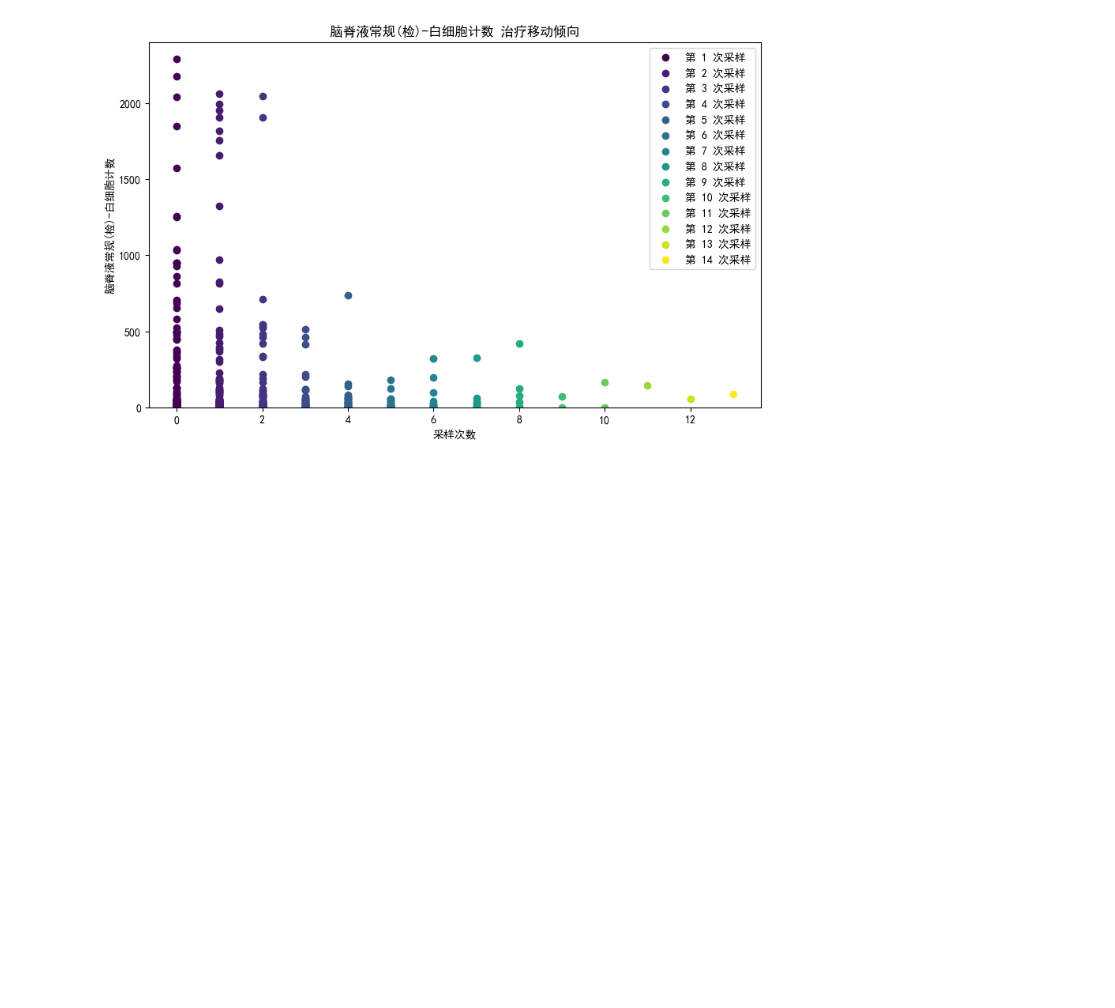
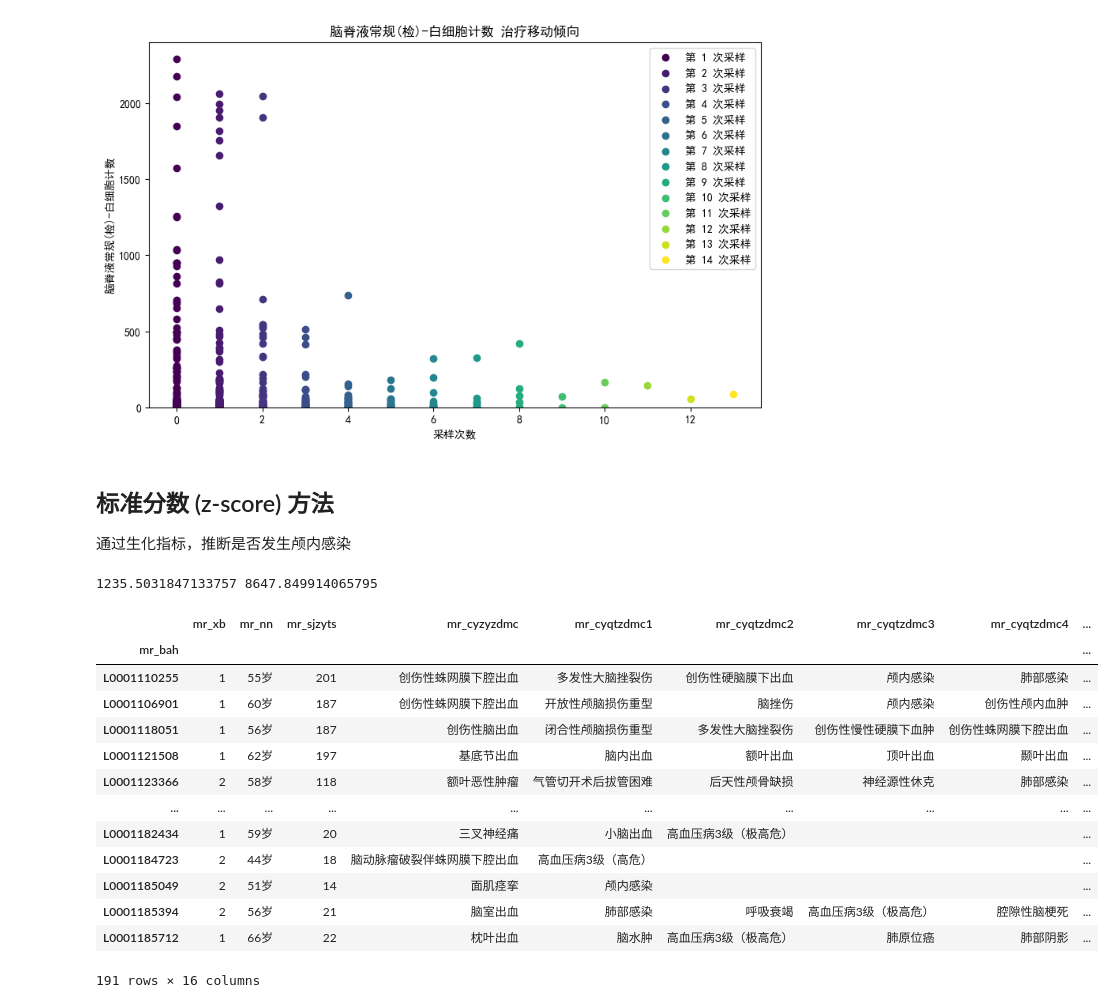
Before and after one commit to SigurYang/Mathematical-modeling, a Jupyter notebook: time_series_analysis.ipynb, the cells around one changed output. Drawn from its saved outputs; the diff is of its cells as text; code cells hidden in the pictures; blank space fills up the shorter version.

```diff
--- a/time_series_analysis.ipynb
+++ b/time_series_analysis.ipynb
@@ -212,3 +240,47 @@ df_noninfection = time_factor_noninfection[time_factor_noninfection['脑脊液
 trend_plot(df_noninfection)
 # %% [output]
 [figure]
+# %% [markdown]
+## 标准分数 (z-score) 方法
+通过生化指标，推断是否发生颅内感染
+# %%
+u1_mean = df_noninfection.iloc[:,5].mean()
+v1_std = df_noninfection.iloc[:,5].std()
+print(u1_mean,v1_std)
+# %% [output]
+1235.5031847133757 8647.849914065795
+# %%
+from data_utils import patient_splitter
+indicators = ['mr_bah', 'mr_xb', 'mr_nn', 'mr_sjzyts', 'mr_cyzyzdmc', 'mr_cyqtzdmc1',
+       'mr_cyqtzdmc2', 'mr_cyqtzdmc3', 'mr_cyqtzdmc4', 'mr_cyqtzdmc5',
+       'mr_cyqtzdmc6', 'mr_cyqtzdmc7', 'mr_cyqtzdmc8', 'mr_cyqtzdmc9',
+       'mr_cyqtzdmc10']
+
+Patients = patient_splitter(data,indicators=indicators)
+Patients.set_index(Patients.columns[0], inplace=True)
+
+selected_columns1 = df_infection.iloc[:, [0, 5, -4]]
+selected_columns1.set_index(selected_columns1.columns[0], inplace=True)
+
+selected_columns2= df_noninfection.iloc[:, [0, 5, -4]]
+selected_columns2.set_index(selected_columns2.columns[0], inplace=True)
+
+selected_columns=pd.concat([selected_columns1, selected_columns2], axis=0)
+
+res_df = pd.merge(Patients, selected_columns, left_index=True, right_index=True)
+res_df
+# %% [output]
+|  | mr_xb | mr_nn | mr_sjzyts | mr_cyzyzdmc | mr_cyqtzdmc1 | mr_cyqtzdmc2 | mr_cyqtzdmc3 | mr_cyqtzdmc4 | ... |
+| mr_bah |  |  |  |  |  |  |  |  | ... |
+| L0001110255 | 1 | 55岁 | 201 | 创伤性蛛网膜下腔出血 | 多发性大脑挫裂伤 | 创伤性硬脑膜下出血 | 颅内感染 | 肺部感染 | ... |
+| L0001106901 | 1 | 60岁 | 187 | 创伤性蛛网膜下腔出血 | 开放性颅脑损伤重型 | 脑挫伤 | 颅内感染 | 创伤性颅内血肿 | ... |
+| L0001118051 | 1 | 56岁 | 187 | 创伤性脑出血 | 闭合性颅脑损伤重型 | 多发性大脑挫裂伤 | 创伤性慢性硬膜下血肿 | 创伤性蛛网膜下腔出血 | ... |
+| L0001121508 | 1 | 62岁 | 197 | 基底节出血 | 脑内出血 | 额叶出血 | 顶叶出血 | 颞叶出血 | ... |
+| L0001123366 | 2 | 58岁 | 118 | 额叶恶性肿瘤 | 气管切开术后拔管困难 | 后天性颅骨缺损 | 神经源性休克 | 肺部感染 | ... |
+| ... | ... | ... | ... | ... | ... | ... | ... | ... | ... |
+| L0001182434 | 1 | 59岁 | 20 | 三叉神经痛 | 小脑出血 | 高血压病3级（极高危） |  |  | ... |
+| L0001184723 | 2 | 44岁 | 18 | 脑动脉瘤破裂伴蛛网膜下腔出血 | 高血压病3级（高危） |  |  |  | ... |
+| L0001185049 | 2 | 51岁 | 14 | 面肌痉挛 | 颅内感染 |  |  |  | ... |
+| L0001185394 | 2 | 56岁 | 21 | 脑室出血 | 肺部感染 | 呼吸衰竭 | 高血压病3级（极高危） | 腔隙性脑梗死 | ... |
+| L0001185712 | 1 | 66岁 | 22 | 枕叶出血 | 脑水肿 | 高血压病3级（极高危） | 肺原位癌 | 肺部阴影 | ... |
+191 rows × 16 columns
```
Also changed, not shown: parts of 3 cells of this notebook.
